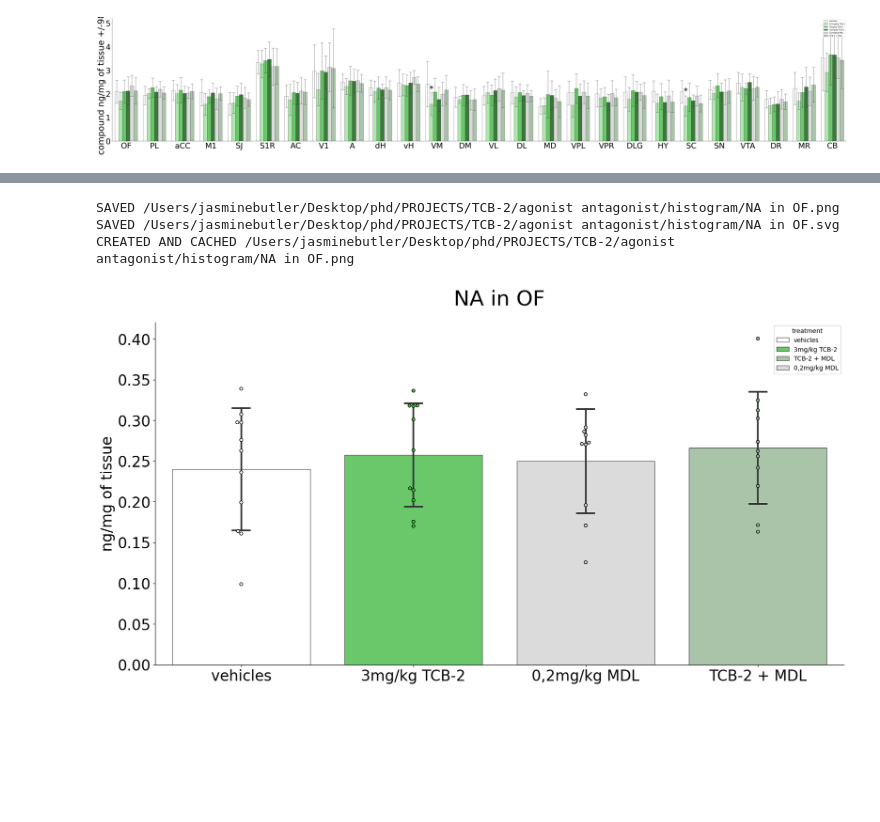
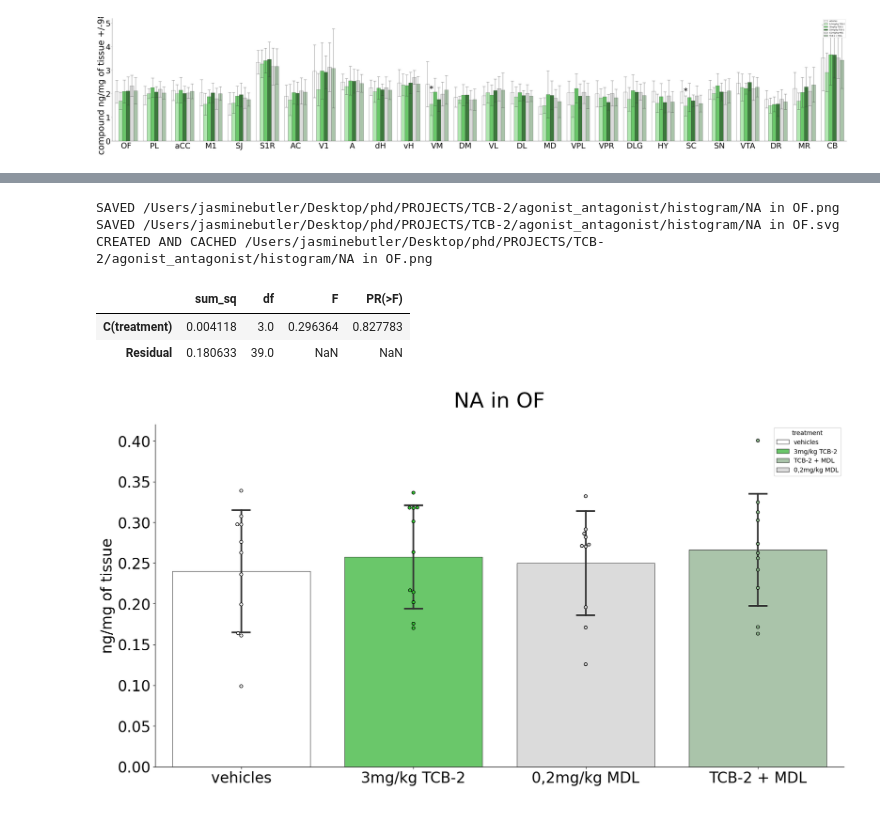
Before and after one commit to remicorne/phd, a Jupyter notebook: INTERFACE.ipynb, the cells around one changed output, grey strips where cells are left out. Saved outputs shown, nothing was run; the diff lists cells and outputs as text; code cells hidden in the pictures; blank space fills up the shorter version.

Commit message:
hist lines to access stats test

```diff
--- a/INTERFACE.ipynb
+++ b/INTERFACE.ipynb
@@ -106,21 +106,25 @@ hist = Histogram(project = 'TCB-2',
 # %%
 from module.core.Figure import Histogram
 hist = Histogram(project = 'TCB-2',
                 experiment='agonist_antagonist',
                 compound="NA",
                 region= 'OF',
                 from_scratch=True,
                 remove_outliers='calculated', # calculated / eliminated / False
                 # custom_params={"ylabel_x": -0.1}
                 )
 
 
 
-# hist.statistics.select( test = 'tukey').result
+hist.statistic.one_way_anova
+# hist.statistics_table.select(test='tukey')
 # %% [output]
-SAVED /Users/jasminebutler/Desktop/phd/PROJECTS/TCB-2/agonist antagonist/histogram/NA in OF.png
-SAVED /Users/jasminebutler/Desktop/phd/PROJECTS/TCB-2/agonist antagonist/histogram/NA in OF.svg
-CREATED AND CACHED /Users/jasminebutler/Desktop/phd/PROJECTS/TCB-2/agonist antagonist/histogram/NA in OF.png
+SAVED /Users/jasminebutler/Desktop/phd/PROJECTS/TCB-2/agonist_antagonist/histogram/NA in OF.png
+SAVED /Users/jasminebutler/Desktop/phd/PROJECTS/TCB-2/agonist_antagonist/histogram/NA in OF.svg
+CREATED AND CACHED /Users/jasminebutler/Desktop/phd/PROJECTS/TCB-2/agonist_antagonist/histogram/NA in OF.png
+|  | sum_sq | df | F | PR(>F) |
+| C(treatment) | 0.004118 | 3.0 | 0.296364 | 0.827783 |
+| Residual | 0.180633 | 39.0 | NaN | NaN |
 [figure]
 # %%
 # SINGLE CORRECLATION
```
